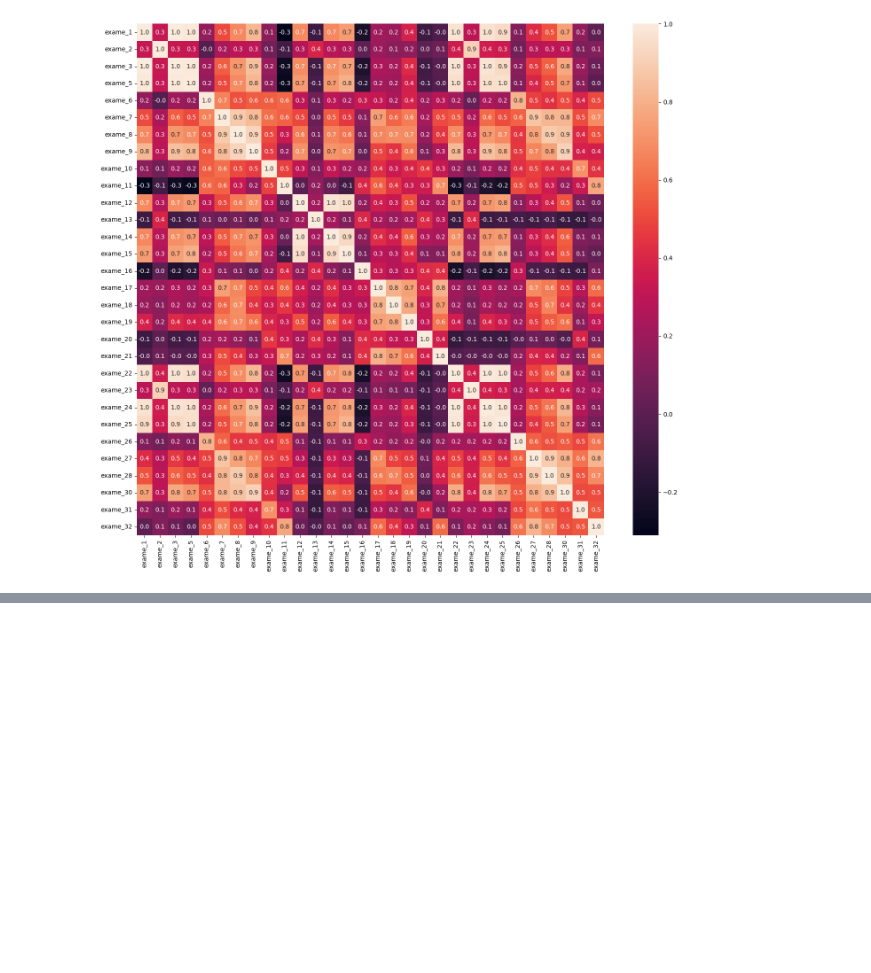
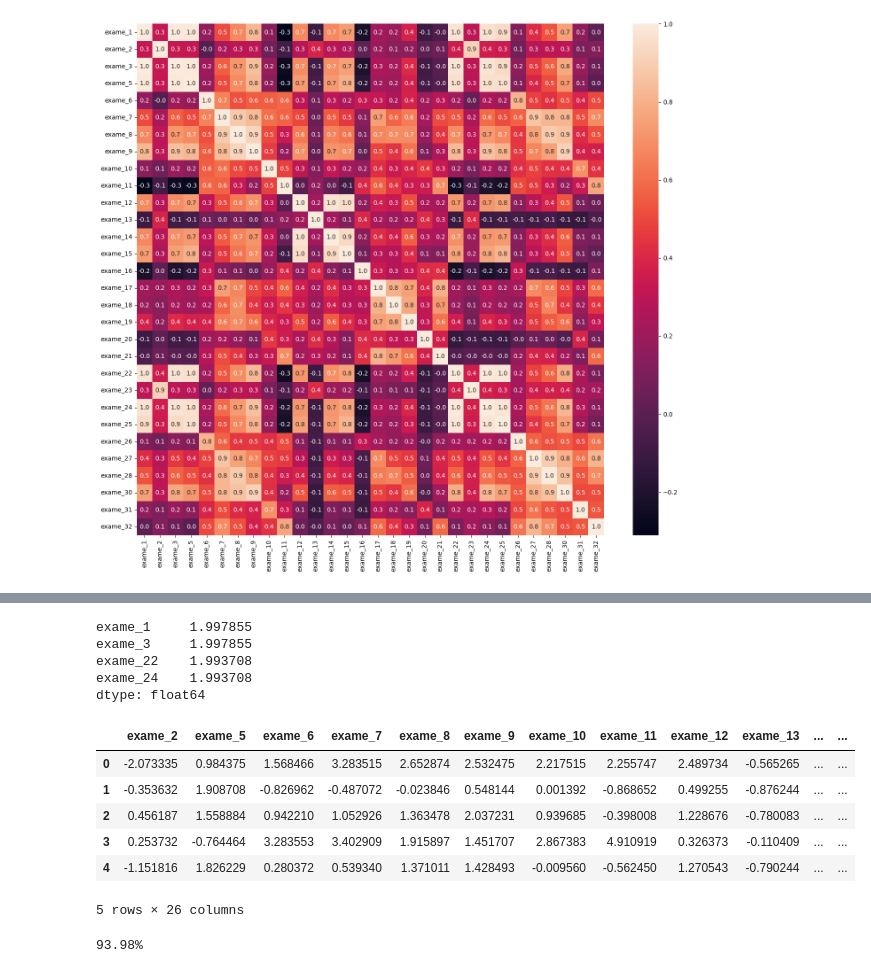
Before and after one commit to Lyarkh/Formacao_Machine_Learning, a Jupyter notebook: machine_learning/3 - lidando_com_dados_de_muitas_dimensoes/tratando_dados_de_muitas_dimensoes.ipynb, the cells around one changed output, grey strips where cells are left out. Drawn from its saved outputs; the diff is of its cells as text; code cells hidden in the pictures; blank space fills up the shorter version.

Commit message:
feat: tratamento dos dados retirando as variaveis altamente correlacionadas

```diff
--- a/machine_learning/3 - lidando_com_dados_de_muitas_dimensoes/tratando_dados_de_muitas_dimensoes.ipynb
+++ b/machine_learning/3 - lidando_com_dados_de_muitas_dimensoes/tratando_dados_de_muitas_dimensoes.ipynb
@@ -195,0 +187,24 @@ dtype: float64
+# %%
+variaveis_correlacionadas = matrix_correlacao_2[matrix_correlacao_2 > 1]
+variaveis_correlacionadas
+# %% [output]
+exame_1     1.997855
+exame_3     1.997855
+exame_22    1.993708
+exame_24    1.993708
+dtype: float64
+# %%
+valores_exames_tratato = valores_exames_tratado.drop(columns=variaveis_correlacionadas.keys())
+valores_exames_tratato.head()
+# %% [output]
+|  | exame_2 | exame_5 | exame_6 | exame_7 | exame_8 | exame_9 | exame_10 | exame_11 | exame_12 | exame_13 | ... | ... |
+| 0 | -2.073335 | 0.984375 | 1.568466 | 3.283515 | 2.652874 | 2.532475 | 2.217515 | 2.255747 | 2.489734 | -0.565265 | ... | ... |
+| 1 | -0.353632 | 1.908708 | -0.826962 | -0.487072 | -0.023846 | 0.548144 | 0.001392 | -0.868652 | 0.499255 | -0.876244 | ... | ... |
+| 2 | 0.456187 | 1.558884 | 0.942210 | 1.052926 | 1.363478 | 2.037231 | 0.939685 | -0.398008 | 1.228676 | -0.780083 | ... | ... |
+| 3 | 0.253732 | -0.764464 | 3.283553 | 3.402909 | 1.915897 | 1.451707 | 2.867383 | 4.910919 | 0.326373 | -0.110409 | ... | ... |
+| 4 | -1.151816 | 1.826229 | 0.280372 | 0.539340 | 1.371011 | 1.428493 | -0.009560 | -0.562450 | 1.270543 | -0.790244 | ... | ... |
+5 rows × 26 columns
+# %%
+classificar(valores_exames_tratato)
+# %% [output]
+93.98%
```
Also changed, not shown: parts of 9 cells of this notebook.
